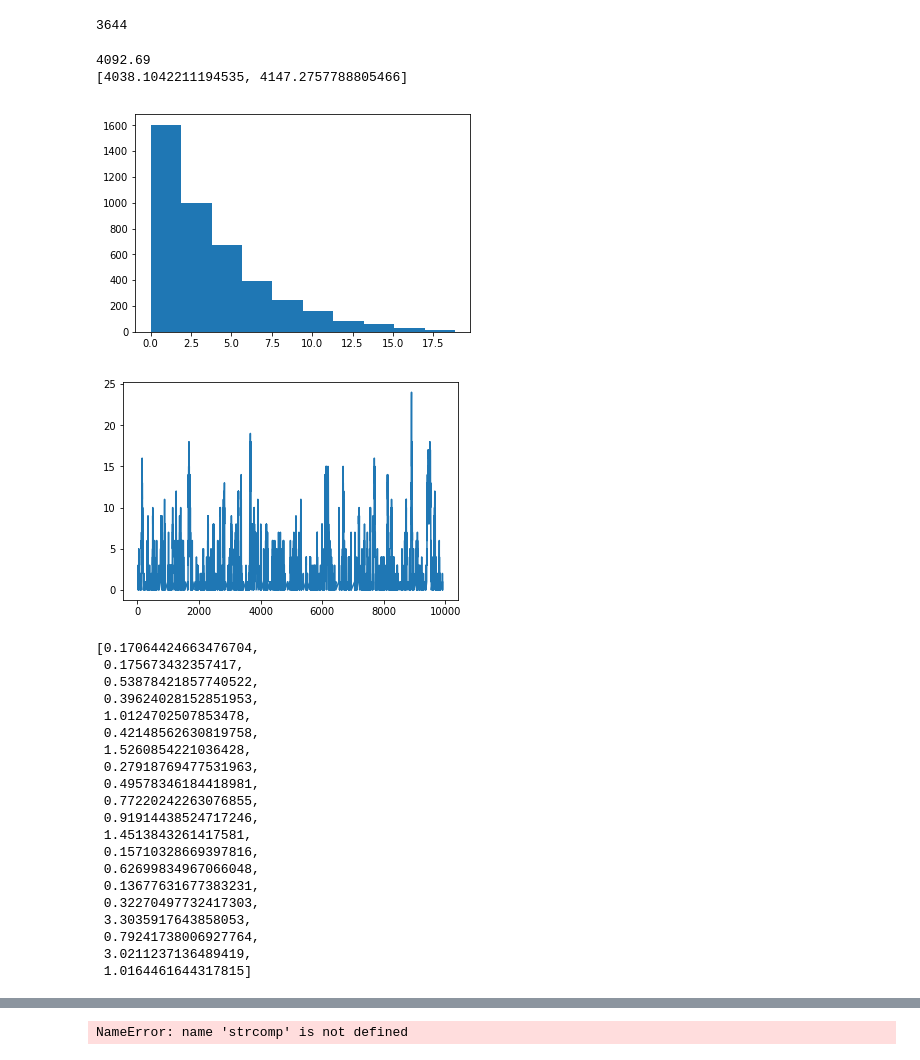
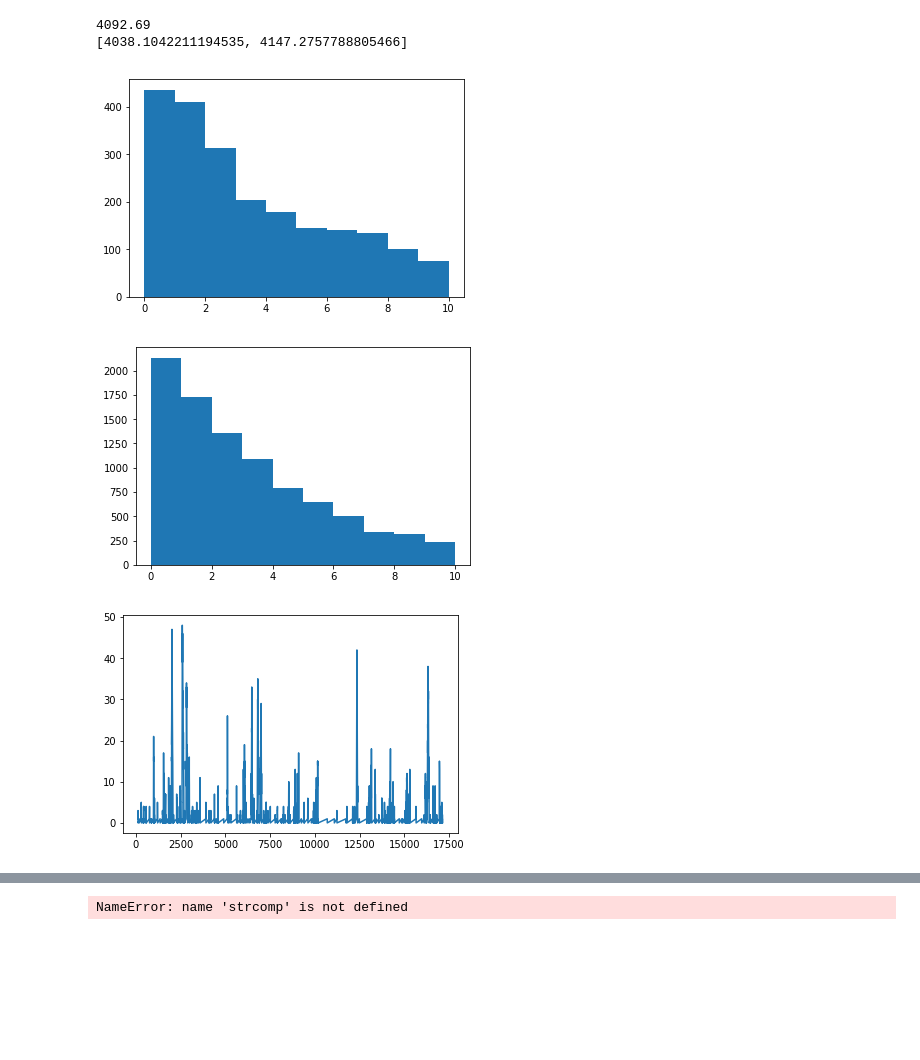
Before and after one commit to mhattingpete/02443_Stochastic_Simulation_Project, a Jupyter notebook: Project Stochastic.ipynb, the cells around one changed output, grey strips where cells are left out. Cells and saved outputs as stored; diff of their text form; code cells hidden in the pictures; blank space fills up the shorter version.

```diff
--- a/Project Stochastic.ipynb
+++ b/Project Stochastic.ipynb
@@ -15,12 +15,11 @@ from scipy.stats import t
 from mpl_toolkits.mplot3d import Axes3D
 # %%
 def GenerateStateTime(w_1,w_2,States):
-    StateTimes = np.zeros((len(States),))
-    for indx,s in enumerate(States):
-        if s==1:
-            StateTimes[indx] = -np.log(np.random.random())/w_1
+    if type(States) != list:
+        if States==1:
+            StateTimes = -np.log(np.random.random())/w_1
         else:
-            StateTimes[indx] = -np.log(np.random.random())/w_2
+            StateTimes = -np.log(np.random.random())/w_2
     return StateTimes
 # %%
 def GenerateServiceTime(servicemean,N):
@@ -75,22 +74,34 @@ def SimQueueIPP(N,servicemean,w_1,w_2,lmbda,K,L):
     States = np.ones((L,))
     T = 0
     events = []
-    StateTime = GenerateStateTime(w_1,w_2,States)
     arrival = GenerateArrivalTime(lmbda,L)
-    for indx,e in enumerate(StateTime):
-        heapq.heappush(events,(e,('StateChange',indx)))
+    for l in range(L):
+        heapq.heappush(events,(GenerateStateTime(w_1,w_2,1),('StateChange',l)))
     for indx,e in enumerate(arrival):
         heapq.heappush(events,(e,('Arrival',indx)))
     k = 0
+    As = np.ones((L,))
     while(k<K):
-        #print(list(events))
+        print(list(events))
         #print(Ql)
         event = heapq.heappop(events)
         T = event[0]
         if event[1][0]=='StateChange':
-            pass
+            indx = event[1][1]
+            if States[indx]==0:
+                States[indx] = 1
+                statetime = GenerateStateTime(w_1,w_2,States[indx])
+                heapq.heappush(events,(statetime+T,('StateChange',indx)))
+                if As[indx] == 0:
+                    arrivaltime = GenerateArrivalTime(lmbda,1)[0]
+                    heapq.heappush(events,(arrivaltime+T,('Arrival',indx)))
+            else:
+                States[indx] = 0
+                statetime = GenerateStateTime(w_1,w_2,States[indx])
+                heapq.heappush(events,(statetime+T,('StateChange',indx)))
         elif event[1][0]=='Arrival':
             indx = event[1][1]
+            As[indx] = 0
             if States[indx]==0:
                 continue
             else:
@@ -117,10 +128,6 @@ def SimQueueIPP(N,servicemean,w_1,w_2,lmbda,K,L):
             else:
                 continue
     return Ql,Qt,M
-# %%
-M
-# %% [output]
-3644
 # %%
 Ms = []
 for i in range(100):
@@ -135,34 +142,14 @@ print([mean+t.ppf(0.025,100)*np.sqrt(S)/np.sqrt(100),mean+t.ppf(0.975,100)*np.sq
 [4038.1042211194535, 4147.2757788805466]
 # %%
 plt.figure()
-plt.hist(Qt)
+plt.hist(Qt,bins=np.linspace(0,10,11))
+plt.figure()
+plt.hist(probs,bins=np.linspace(0,10,11))
 Ql = np.array(Ql)
 plt.figure()
 plt.plot(Ql[:,0],Ql[:,1])
 plt.show()
 # %% [output]
-[figure, old version]
+[figure, new version]
-[figure, old version]
+[figure, new version]
+[figure, added]
-# %%
-10**8/math.factorial(8)
-# %% [output]
-[0.17064424663476704,
- 0.175673432357417,
- 0.53878421857740522,
- 0.39624028152851953,
- 1.0124702507853478,
- 0.42148562630819758,
- 1.5260854221036428,
- 0.27918769477531963,
- 0.49578346184418981,
- 0.77220242263076855,
- 0.91914438524717246,
- 1.4513843261417581,
- 0.15710328669397816,
- 0.62699834967066048,
- 0.13677631677383231,
- 0.32270497732417303,
- 3.3035917643858053,
- 0.79241738006927764,
- 3.0211237136489419,
- 1.0164461644317815]
```
Also changed, not shown: parts of 3 cells of this notebook.
